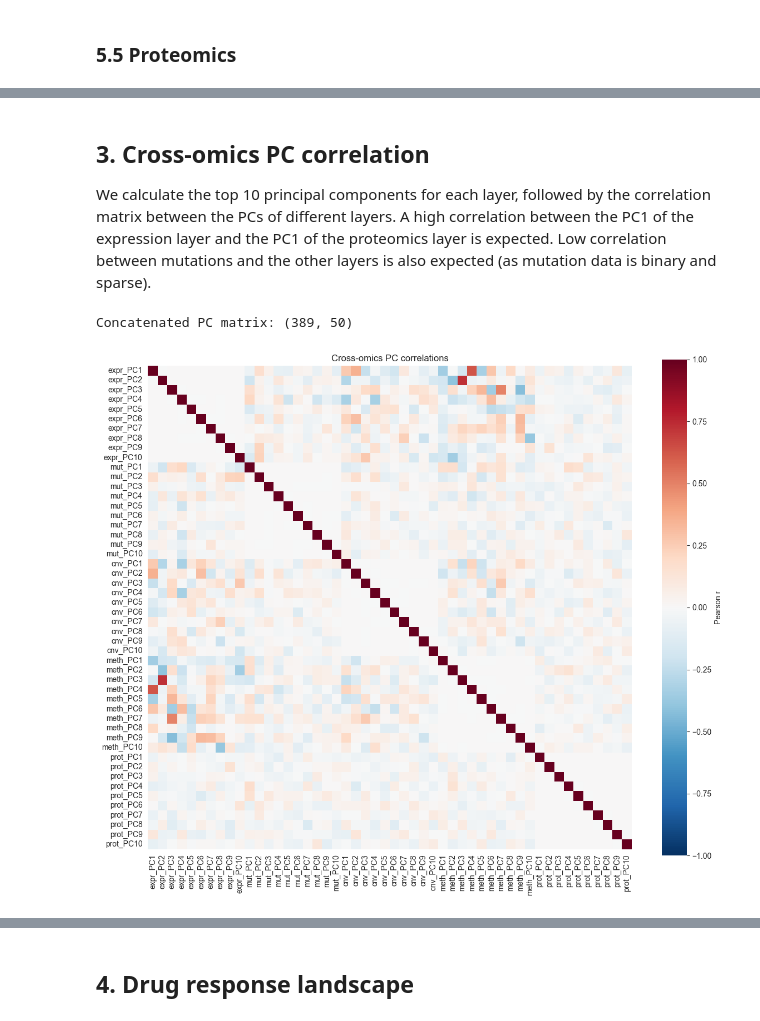
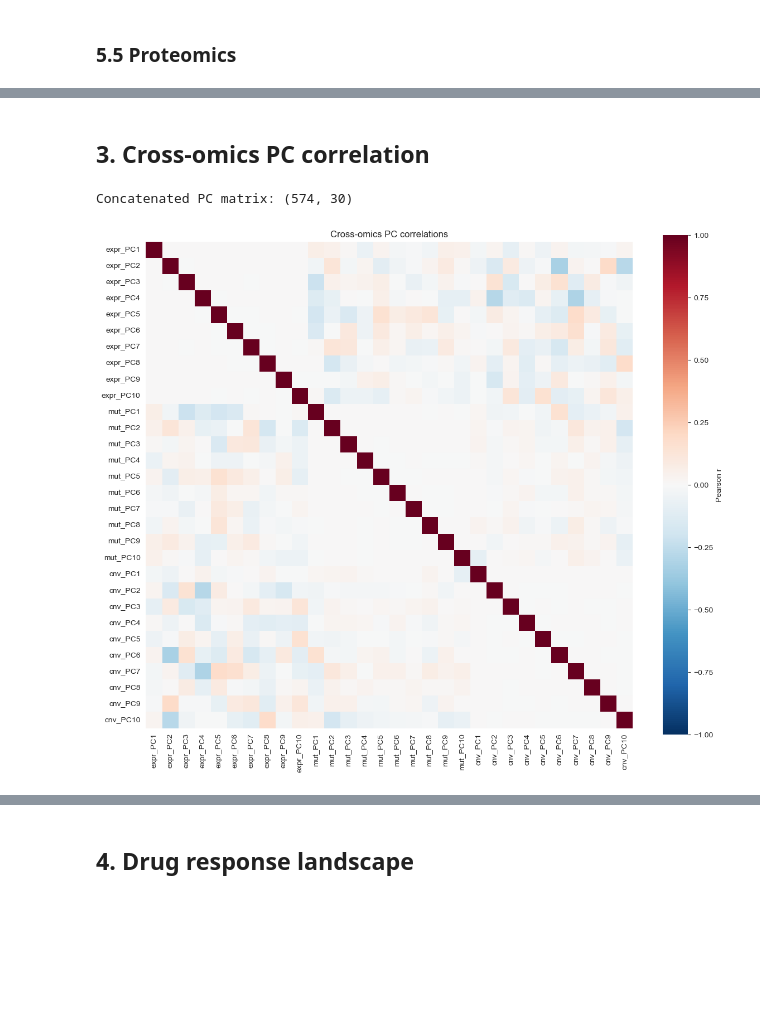
Before and after one commit to Hrishikesh332/Multi-Omics-Mechanism-Modelling-AAC, a Jupyter notebook: 01_data_prep_eda.ipynb, the cells around one changed output, grey strips where cells are left out. Drawn from its saved outputs; the diff is of its cells as text; code cells hidden in the pictures; blank space fills up the shorter version.

```diff
--- a/01_data_prep_eda.ipynb
+++ b/01_data_prep_eda.ipynb
@@ -1356,8 +1099,0 @@ if INCLUDE_PROTEOMICS:
-# %%
-for name, df in [("expr_std", expr_std), ("mut_top", mut_top),
-                 ("cnv_std", cnv_std), ("meth_std", meth_std)]:
-    dup = df.index.duplicated().sum()
-    print(f"{name:<12} shape={df.shape}, duplicates={dup}")
-if INCLUDE_PROTEOMICS:
-    dup = prot_std.index.duplicated().sum()
-    print(f"prot_std     shape={prot_std.shape}, duplicates={dup}")
@@ -1369,0 +1158,15 @@ prot_std     shape=(389, 3000), duplicates=0
+# %%
+# Check for duplicates only in active layers.
+active_layers = [
+    ("expr_corrected", expr_corrected),
+    ("mut_top", mut_top),
+    ("cnv_corrected",  cnv_corrected),
+]
+if INCLUDE_METHYLATION and meth_corrected is not None:
+    active_layers.append(("meth_corrected", meth_corrected))
+if INCLUDE_PROTEOMICS and prot_corrected is not None:
+    active_layers.append(("prot_corrected", prot_corrected))
+
+for name, df in active_layers:
+    dup = df.index.duplicated().sum()
+    print(f"{name:<18} shape={df.shape}, duplicates={dup}")
@@ -1407,40 +1209,36 @@ plt.show()
-# %% [markdown]
-## 3. Cross-omics PC correlation
-
-We calculate the top 10 principal components for each layer, followed by the correlation matrix between the PCs of different layers. A high correlation between the PC1 of the expression layer and the PC1 of the proteomics layer is expected. Low correlation between mutations and the other layers is also expected (as mutation data is binary and sparse).
+# %% [markdown]
+## 3. Cross-omics PC correlation
 # %%
 from sklearn.decomposition import PCA
 
 def top_pcs(X: pd.DataFrame, n: int = 10) -> pd.DataFrame:
     pca = PCA(n_components=n, random_state=RANDOM_STATE)
     pcs = pca.fit_transform(X.values)
     return pd.DataFrame(pcs, index=X.index,
                         columns=[f"PC{i+1}" for i in range(n)])
 
 layers_for_pca = {
-    "expr":  expr_std,
-    "mut":   mut_top.astype(float),
-    "cnv":   cnv_std,
-    "meth":  meth_std,
+    "expr": expr_corrected,
+    "mut": mut_top.astype(float),
+    "cnv": cnv_corrected,
 }
-if INCLUDE_PROTEOMICS:
-    layers_for_pca["prot"] = prot_std
+if INCLUDE_METHYLATION and meth_corrected is not None:
+    layers_for_pca["meth"] = meth_corrected
+if INCLUDE_PROTEOMICS and prot_corrected is not None:
+    layers_for_pca["prot"] = prot_corrected
 
 pcs_per_layer = {name: top_pcs(X, n=10) for name, X in layers_for_pca.items()}
 
-# Build a single dataframe with all PCs
 all_pcs = pd.concat({k: v for k, v in pcs_per_layer.items()}, axis=1)
 all_pcs.columns = [f"{layer}_{pc}" for layer, pc in all_pcs.columns]
 print(f"Concatenated PC matrix: {all_pcs.shape}")
 
-# Correlation heatmap
 corr = all_pcs.corr()
 plt.figure(figsize=(12, 10))
-sns.heatmap(corr, cmap="RdBu_r", center=0, vmin=-1, vmax=1,
-            square=True, cbar_kws={"label": "Pearson r"})
+sns.heatmap(corr, cmap="RdBu_r", center=0, vmin=-1, vmax=1, square=True, cbar_kws={"label": "Pearson r"})
 plt.title("Cross-omics PC correlations")
 plt.tight_layout()
 plt.show()
 # %% [output]
-Concatenated PC matrix: (389, 50)
+Concatenated PC matrix: (574, 30)
-[figure, old version]
+[figure, new version]
```
Also changed, not shown: parts of 97 cells of this notebook, 3 other files.
